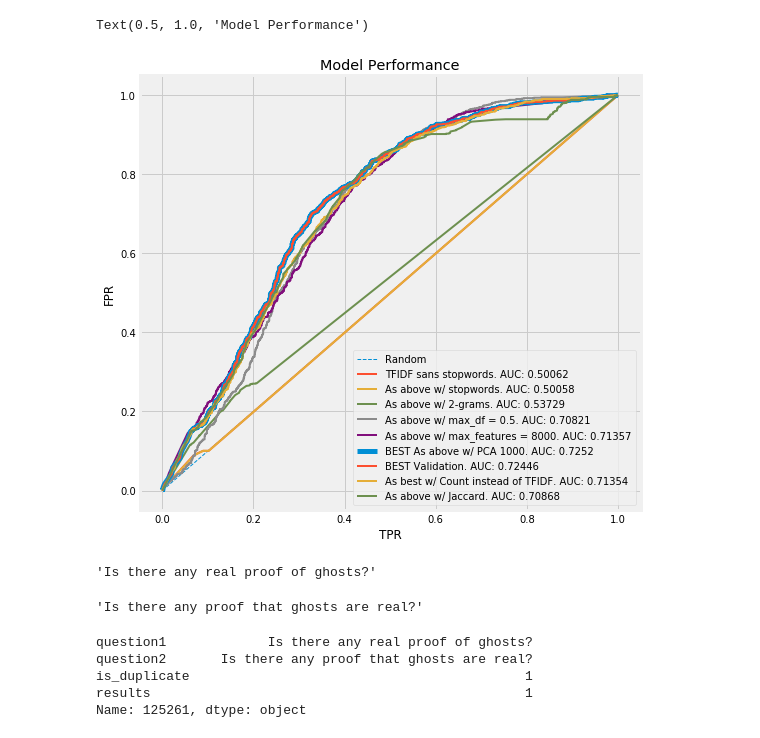
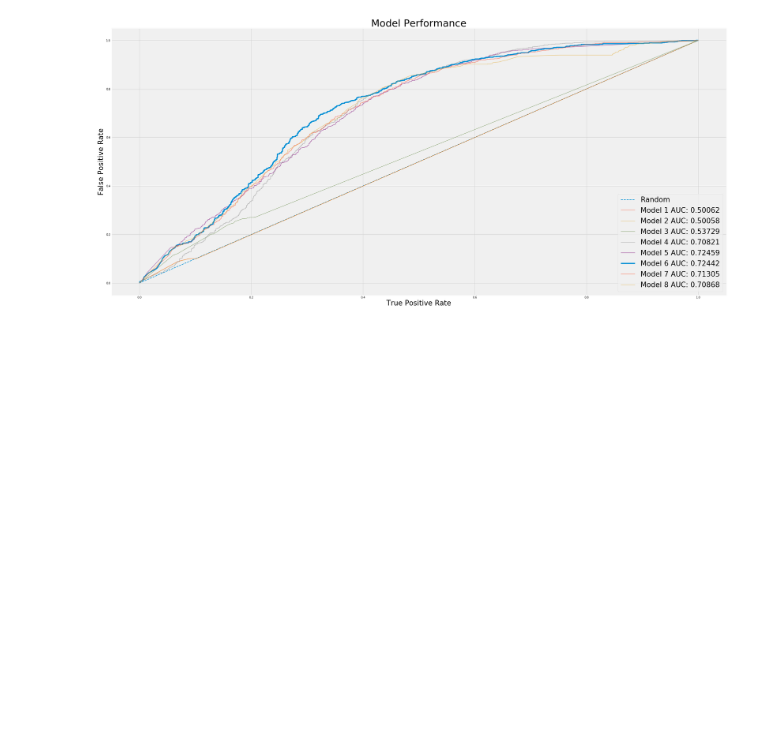
Before and after one commit to DamielCowen/semantic-equivalence, a Jupyter notebook: model builder.ipynb, the cells around one changed output. Saved outputs shown, nothing was run; the diff lists cells and outputs as text; code cells hidden in the pictures; blank space fills up the shorter version.

```diff
--- a/model builder.ipynb
+++ b/model builder.ipynb
@@ -236,28 +209,30 @@ model8.final.head()
 # %%
-fig, ax = plt.subplots(figsize=(8,8))
+fig, ax = plt.subplots(figsize=(36,18))
 
-ax.plot([0,1], label = 'Random', linestyle='dashed', linewidth = 1)
-ax.plot(FPR2,TPR2, label = f'TFIDF sans stopwords. AUC: {model2.roc_auc_score}',linewidth=2)
-ax.plot(FPR1,TPR1, label = f'As above w/ stopwords. AUC: {model1.roc_auc_score}',linewidth=2)
-ax.plot(FPR3,TPR3, label = f'As above w/ 2-grams. AUC: {model3.roc_auc_score}',linewidth=2)
-ax.plot(FPR4,TPR4, label = f'As above w/ max_df = 0.5. AUC: {model4.roc_auc_score}',linewidth=2)
-ax.plot(FPR5,TPR5, label = f'As above w/ max_features = 8000. AUC: {model5.roc_auc_score}',linewidth=2)
-ax.plot(FPR6,TPR6, label = f'BEST As above w/ PCA 1000. AUC: 0.7252',linewidth=5)
+ax.plot([0,1], label = 'Random', linestyle='dashed', linewidth = 2)
+ax.plot(FPR2,TPR2, label = f'Model 1 AUC: {model2.roc_auc_score}',linewidth=2, alpha = 0.5)
+ax.plot(FPR1,TPR1, label = f'Model 2 AUC: {model1.roc_auc_score}',linewidth=2, alpha = 0.5)
+ax.plot(FPR3,TPR3, label = f'Model 3 AUC: {model3.roc_auc_score}',linewidth=2, alpha = 0.5)
+ax.plot(FPR4,TPR4, label = f'Model 4 AUC: {model4.roc_auc_score}',linewidth=2, alpha = 0.5)
+ax.plot(FPR5,TPR5, label = f'Model 5 AUC: 0.72459',linewidth=2, alpha = 0.5)
+ax.plot(FPR6,TPR6, label = f'Model 6 AUC: {model6.roc_auc_score}',linewidth=4)
 
-ax.plot(FPR6v,TPR6v, label = f'BEST Validation. AUC: {model6.roc_auc_score}',linewidth=2)
-ax.plot(FPR7,TPR7, label = f'As best w/ Count instead of TFIDF. AUC: {model7.roc_auc_score}',linewidth=2)
-ax.plot(FPR8,TPR8, label = f'As above w/ Jaccard. AUC: {model8.roc_auc_score}',linewidth=2)
+#ax.plot(FPR6v,TPR6v, label = f'Model 6 TEST data AUC: {model6.roc_auc_score}',linewidth=4)
+ax.plot(FPR7,TPR7, label = f'Model 7 AUC: {model7.roc_auc_score}',linewidth=2, alpha = 0.5)
+ax.plot(FPR8,TPR8, label = f'Model 8 AUC: {model8.roc_auc_score}',linewidth=2, alpha = 0.5)
 
-plt.xlabel('TPR')
-plt.ylabel('FPR')
+plt.xlabel('True Positive Rate', fontsize=26)
+plt.ylabel('False Positive Rate', fontsize=26)
+#ax.get_yaxis().set_visible(False)
+#ax.get_xaxis().set_visible(False)
 
-plt.legend(loc="lower right")
-plt.title("Model Performance")
+plt.legend(loc="lower right", fontsize=26)
+plt.title("Model Performance", fontsize=36)
 
-#plt.savefig('ModelPreformance.png')
+
+#plt.savefig('SRC/ModelPreformance.png', transparent=True)
 # %% [output]
-Text(0.5, 1.0, 'Model Performance')
-[figure, old version]
+[figure, new version]
 # %%
 
 
@@ -265,16 +239,0 @@ model6.final.to_csv('data/model6.csv')
-# %%
-model6.final.loc[125261][0]
-# %% [output]
-'Is there any real proof of ghosts?'
-# %%
-model6.final.loc[125261][1]
-# %% [output]
-'Is there any proof that ghosts are real?'
-# %%
-model6.final.loc[125261]
-# %% [output]
-question1             Is there any real proof of ghosts?
-question2       Is there any proof that ghosts are real?
-is_duplicate                                           1
-results                                                1
-Name: 125261, dtype: object
```
Also changed, not shown: parts of 17 cells of this notebook, 5 other files.
